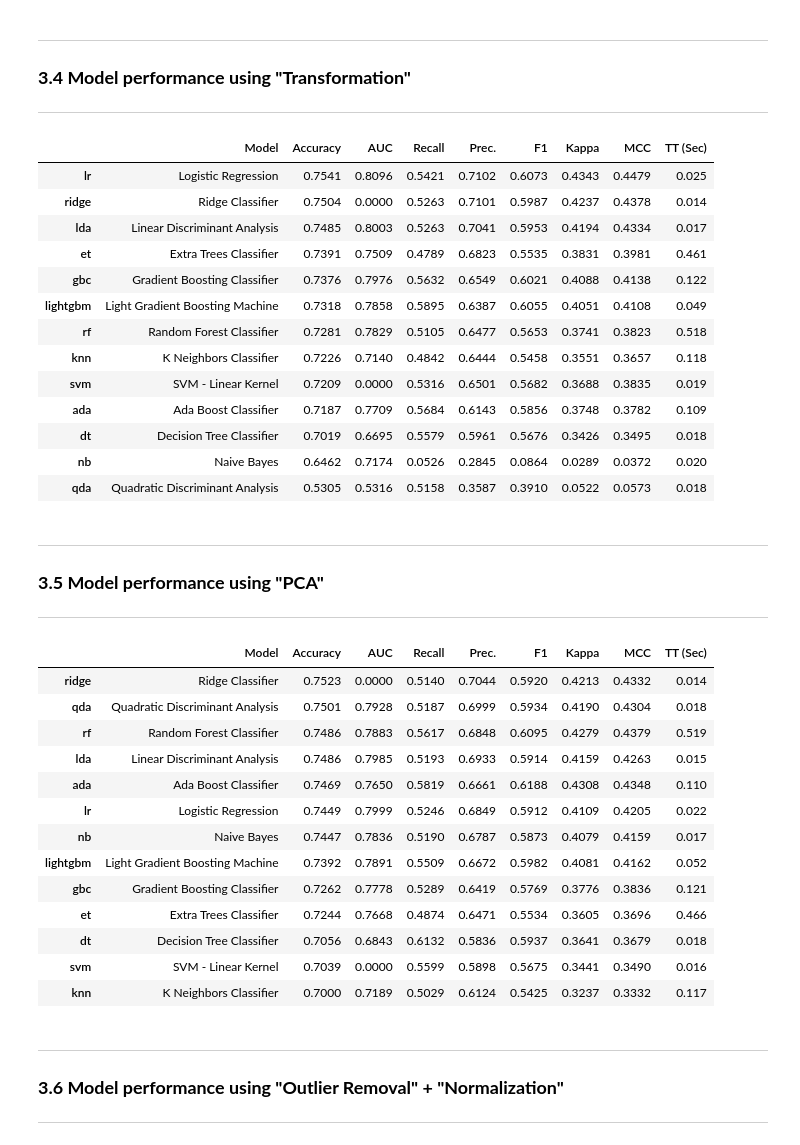
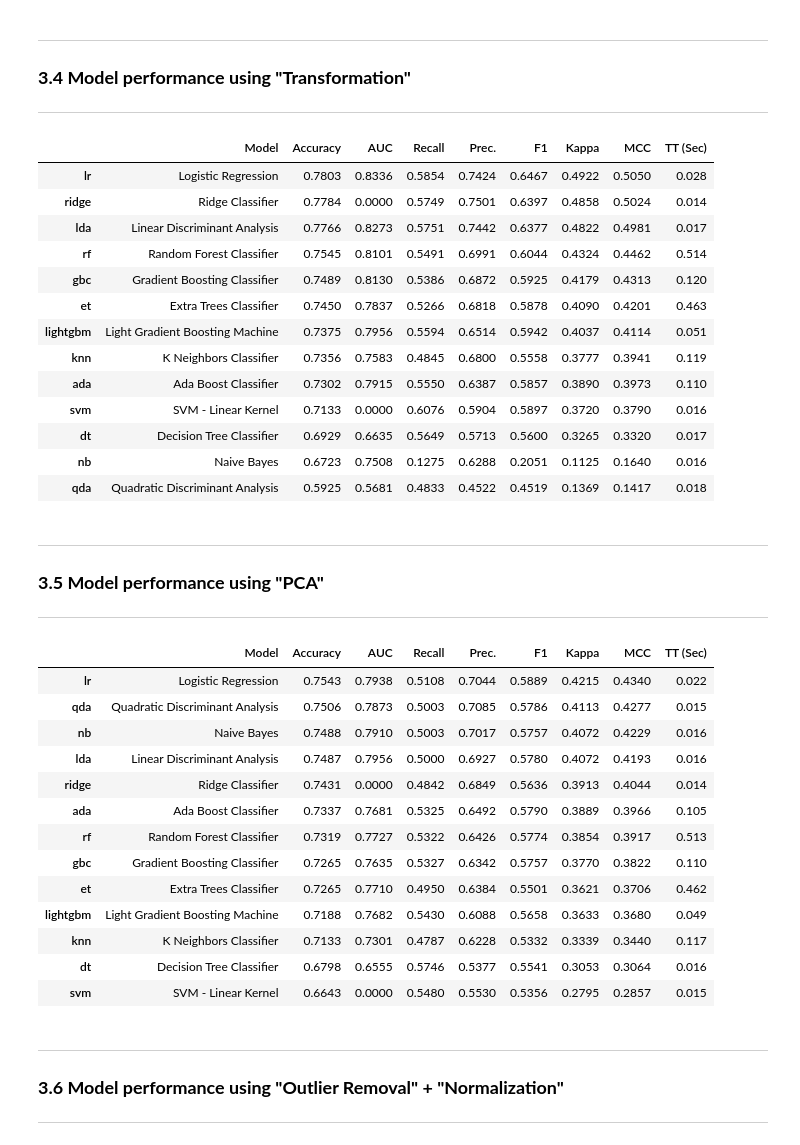
Before and after one commit to psrana/Machine-Learning-using-PyCaret, a Jupyter notebook: 02_PyCaret_for_Classification_with_Results.ipynb, the cells around one changed output. Drawn from its saved outputs; the diff is of its cells as text; code cells hidden in the pictures.

```diff
--- a/02_PyCaret_for_Classification_with_Results.ipynb
+++ b/02_PyCaret_for_Classification_with_Results.ipynb
@@ -77,6 +77,7 @@ dataSets = get_data('index')
 ---
 # %%
 diabetesDataSet = get_data("diabetes")    # SN is 7
+diabetesDataSet = diabetesDataSet.sample(frac=1) # Shuffle the dataset
 
 # This is binary classification dataset.
 # The values in "Class variable" have two (binary) values.
@@ -309,45 +310,45 @@ cm = compare_models()
 ### **3.4 Model performance using "Transformation"**
 ---
 # %%
-s = setup(data=diabetesDataSet, target='Class variable', transformation = True, transformation_method = 'yeo-johnson', silent=True)
+s = setup(data=diabetesDataSet, target='Class variable', transformation = True, transformation_method = 'yeo-johnson', train_size = 0.7, data_split_shuffle = False, silent=True)
 cm = compare_models()
 # %% [output]
 |  | Model | Accuracy | AUC | Recall | Prec. | F1 | Kappa | MCC | TT (Sec) |
-| lr | Logistic Regression | 0.7541 | 0.8096 | 0.5421 | 0.7102 | 0.6073 | 0.4343 | 0.4479 | 0.025 |
-| ridge | Ridge Classifier | 0.7504 | 0.0000 | 0.5263 | 0.7101 | 0.5987 | 0.4237 | 0.4378 | 0.014 |
-| lda | Linear Discriminant Analysis | 0.7485 | 0.8003 | 0.5263 | 0.7041 | 0.5953 | 0.4194 | 0.4334 | 0.017 |
-| et | Extra Trees Classifier | 0.7391 | 0.7509 | 0.4789 | 0.6823 | 0.5535 | 0.3831 | 0.3981 | 0.461 |
-| gbc | Gradient Boosting Classifier | 0.7376 | 0.7976 | 0.5632 | 0.6549 | 0.6021 | 0.4088 | 0.4138 | 0.122 |
-| lightgbm | Light Gradient Boosting Machine | 0.7318 | 0.7858 | 0.5895 | 0.6387 | 0.6055 | 0.4051 | 0.4108 | 0.049 |
-| rf | Random Forest Classifier | 0.7281 | 0.7829 | 0.5105 | 0.6477 | 0.5653 | 0.3741 | 0.3823 | 0.518 |
-| knn | K Neighbors Classifier | 0.7226 | 0.7140 | 0.4842 | 0.6444 | 0.5458 | 0.3551 | 0.3657 | 0.118 |
-| svm | SVM - Linear Kernel | 0.7209 | 0.0000 | 0.5316 | 0.6501 | 0.5682 | 0.3688 | 0.3835 | 0.019 |
-| ada | Ada Boost Classifier | 0.7187 | 0.7709 | 0.5684 | 0.6143 | 0.5856 | 0.3748 | 0.3782 | 0.109 |
-| dt | Decision Tree Classifier | 0.7019 | 0.6695 | 0.5579 | 0.5961 | 0.5676 | 0.3426 | 0.3495 | 0.018 |
-| nb | Naive Bayes | 0.6462 | 0.7174 | 0.0526 | 0.2845 | 0.0864 | 0.0289 | 0.0372 | 0.020 |
-| qda | Quadratic Discriminant Analysis | 0.5305 | 0.5316 | 0.5158 | 0.3587 | 0.3910 | 0.0522 | 0.0573 | 0.018 |
+| lr | Logistic Regression | 0.7803 | 0.8336 | 0.5854 | 0.7424 | 0.6467 | 0.4922 | 0.5050 | 0.028 |
+| ridge | Ridge Classifier | 0.7784 | 0.0000 | 0.5749 | 0.7501 | 0.6397 | 0.4858 | 0.5024 | 0.014 |
+| lda | Linear Discriminant Analysis | 0.7766 | 0.8273 | 0.5751 | 0.7442 | 0.6377 | 0.4822 | 0.4981 | 0.017 |
+| rf | Random Forest Classifier | 0.7545 | 0.8101 | 0.5491 | 0.6991 | 0.6044 | 0.4324 | 0.4462 | 0.514 |
+| gbc | Gradient Boosting Classifier | 0.7489 | 0.8130 | 0.5386 | 0.6872 | 0.5925 | 0.4179 | 0.4313 | 0.120 |
+| et | Extra Trees Classifier | 0.7450 | 0.7837 | 0.5266 | 0.6818 | 0.5878 | 0.4090 | 0.4201 | 0.463 |
+| lightgbm | Light Gradient Boosting Machine | 0.7375 | 0.7956 | 0.5594 | 0.6514 | 0.5942 | 0.4037 | 0.4114 | 0.051 |
+| knn | K Neighbors Classifier | 0.7356 | 0.7583 | 0.4845 | 0.6800 | 0.5558 | 0.3777 | 0.3941 | 0.119 |
+| ada | Ada Boost Classifier | 0.7302 | 0.7915 | 0.5550 | 0.6387 | 0.5857 | 0.3890 | 0.3973 | 0.110 |
+| svm | SVM - Linear Kernel | 0.7133 | 0.0000 | 0.6076 | 0.5904 | 0.5897 | 0.3720 | 0.3790 | 0.016 |
+| dt | Decision Tree Classifier | 0.6929 | 0.6635 | 0.5649 | 0.5713 | 0.5600 | 0.3265 | 0.3320 | 0.017 |
+| nb | Naive Bayes | 0.6723 | 0.7508 | 0.1275 | 0.6288 | 0.2051 | 0.1125 | 0.1640 | 0.016 |
+| qda | Quadratic Discriminant Analysis | 0.5925 | 0.5681 | 0.4833 | 0.4522 | 0.4519 | 0.1369 | 0.1417 | 0.018 |
 # %% [markdown]
 ---
 ### **3.5 Model performance using "PCA"**
 ---
 # %%
-s = setup(data=diabetesDataSet, target='Class variable', pca = True, pca_method = 'linear', silent=True)
+s = setup(data=diabetesDataSet, target='Class variable', pca = True, pca_method = 'linear', train_size = 0.7, data_split_shuffle = False, silent=True)
 cm = compare_models()
 # %% [output]
 |  | Model | Accuracy | AUC | Recall | Prec. | F1 | Kappa | MCC | TT (Sec) |
-| ridge | Ridge Classifier | 0.7523 | 0.0000 | 0.5140 | 0.7044 | 0.5920 | 0.4213 | 0.4332 | 0.014 |
-| qda | Quadratic Discriminant Analysis | 0.7501 | 0.7928 | 0.5187 | 0.6999 | 0.5934 | 0.4190 | 0.4304 | 0.018 |
-| rf | Random Forest Classifier | 0.7486 | 0.7883 | 0.5617 | 0.6848 | 0.6095 | 0.4279 | 0.4379 | 0.519 |
-| lda | Linear Discriminant Analysis | 0.7486 | 0.7985 | 0.5193 | 0.6933 | 0.5914 | 0.4159 | 0.4263 | 0.015 |
-| ada | Ada Boost Classifier | 0.7469 | 0.7650 | 0.5819 | 0.6661 | 0.6188 | 0.4308 | 0.4348 | 0.110 |
-| lr | Logistic Regression | 0.7449 | 0.7999 | 0.5246 | 0.6849 | 0.5912 | 0.4109 | 0.4205 | 0.022 |
-| nb | Naive Bayes | 0.7447 | 0.7836 | 0.5190 | 0.6787 | 0.5873 | 0.4079 | 0.4159 | 0.017 |
-| lightgbm | Light Gradient Boosting Machine | 0.7392 | 0.7891 | 0.5509 | 0.6672 | 0.5982 | 0.4081 | 0.4162 | 0.052 |
-| gbc | Gradient Boosting Classifier | 0.7262 | 0.7778 | 0.5289 | 0.6419 | 0.5769 | 0.3776 | 0.3836 | 0.121 |
-| et | Extra Trees Classifier | 0.7244 | 0.7668 | 0.4874 | 0.6471 | 0.5534 | 0.3605 | 0.3696 | 0.466 |
-| dt | Decision Tree Classifier | 0.7056 | 0.6843 | 0.6132 | 0.5836 | 0.5937 | 0.3641 | 0.3679 | 0.018 |
-| svm | SVM - Linear Kernel | 0.7039 | 0.0000 | 0.5599 | 0.5898 | 0.5675 | 0.3441 | 0.3490 | 0.016 |
-| knn | K Neighbors Classifier | 0.7000 | 0.7189 | 0.5029 | 0.6124 | 0.5425 | 0.3237 | 0.3332 | 0.117 |
+| lr | Logistic Regression | 0.7543 | 0.7938 | 0.5108 | 0.7044 | 0.5889 | 0.4215 | 0.4340 | 0.022 |
+| qda | Quadratic Discriminant Analysis | 0.7506 | 0.7873 | 0.5003 | 0.7085 | 0.5786 | 0.4113 | 0.4277 | 0.015 |
+| nb | Naive Bayes | 0.7488 | 0.7910 | 0.5003 | 0.7017 | 0.5757 | 0.4072 | 0.4229 | 0.016 |
+| lda | Linear Discriminant Analysis | 0.7487 | 0.7956 | 0.5000 | 0.6927 | 0.5780 | 0.4072 | 0.4193 | 0.016 |
+| ridge | Ridge Classifier | 0.7431 | 0.0000 | 0.4842 | 0.6849 | 0.5636 | 0.3913 | 0.4044 | 0.014 |
+| ada | Ada Boost Classifier | 0.7337 | 0.7681 | 0.5325 | 0.6492 | 0.5790 | 0.3889 | 0.3966 | 0.105 |
+| rf | Random Forest Classifier | 0.7319 | 0.7727 | 0.5322 | 0.6426 | 0.5774 | 0.3854 | 0.3917 | 0.513 |
+| gbc | Gradient Boosting Classifier | 0.7265 | 0.7635 | 0.5327 | 0.6342 | 0.5757 | 0.3770 | 0.3822 | 0.110 |
+| et | Extra Trees Classifier | 0.7265 | 0.7710 | 0.4950 | 0.6384 | 0.5501 | 0.3621 | 0.3706 | 0.462 |
+| lightgbm | Light Gradient Boosting Machine | 0.7188 | 0.7682 | 0.5430 | 0.6088 | 0.5658 | 0.3633 | 0.3680 | 0.049 |
+| knn | K Neighbors Classifier | 0.7133 | 0.7301 | 0.4787 | 0.6228 | 0.5332 | 0.3339 | 0.3440 | 0.117 |
+| dt | Decision Tree Classifier | 0.6798 | 0.6555 | 0.5746 | 0.5377 | 0.5541 | 0.3053 | 0.3064 | 0.016 |
+| svm | SVM - Linear Kernel | 0.6643 | 0.0000 | 0.5480 | 0.5530 | 0.5356 | 0.2795 | 0.2857 | 0.015 |
 # %% [markdown]
 ---
 ### **3.6 Model performance using "Outlier Removal" + "Normalization"**
```
Also changed, not shown: parts of 24 cells of this notebook.
